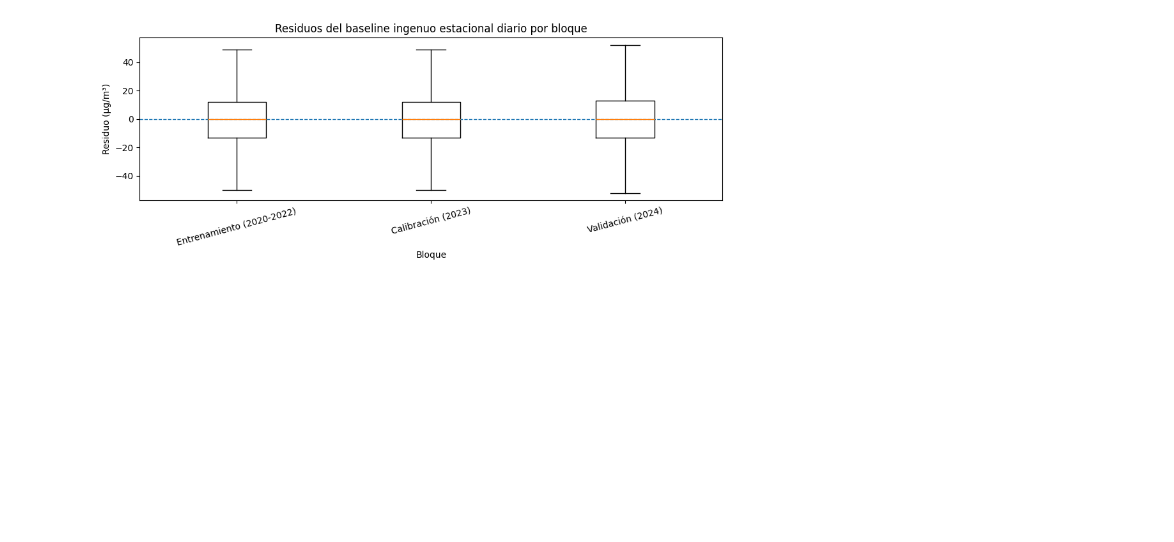
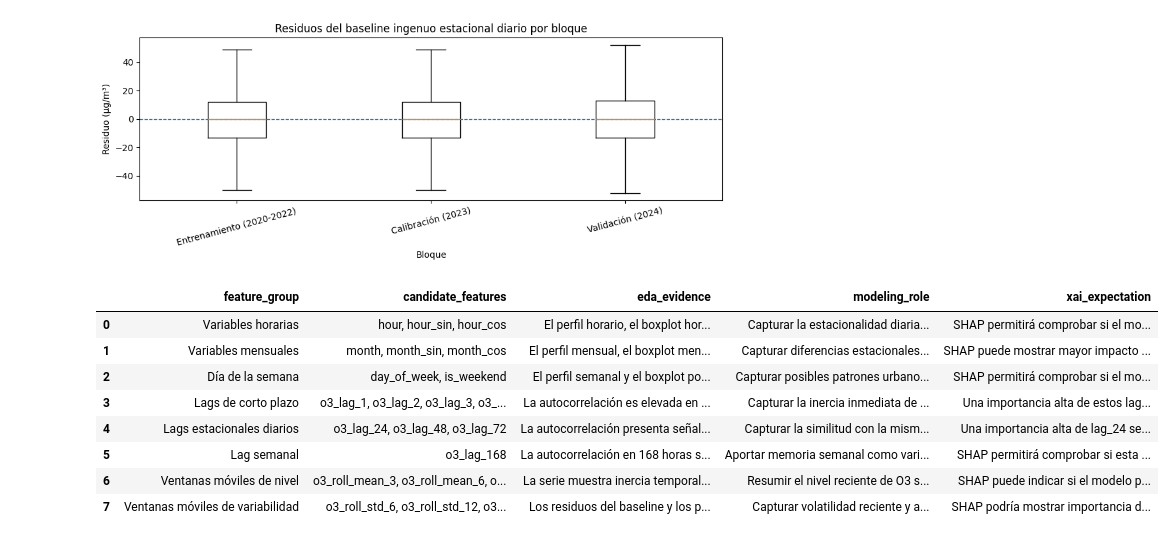
Before and after one commit to hipenation2142/trabajo, a Jupyter notebook: notebooks/01_eda_o3.ipynb, the cells around one changed output. Saved outputs shown, nothing was run; the diff lists cells and outputs as text; code cells hidden in the pictures; blank space fills up the shorter version.

```diff
--- a/notebooks/01_eda_o3.ipynb
+++ b/notebooks/01_eda_o3.ipynb
@@ -1724,3 +1724,86 @@ fig.savefig(
 plt.show()
 # %% [output]
 [figure]
+# %%
+# Esta tabla conecta los hallazgos de la EDA con las variables candidatas
+# que se construirán en la fase de ingeniería de características.
+# Su objetivo es justificar que las variables no se añaden de forma arbitraria,
+# sino como consecuencia de patrones observados en la serie.
+
+feature_rationale = pd.DataFrame(
+    [
+        {
+            "feature_group": "Variables horarias",
+            "candidate_features": "hour, hour_sin, hour_cos",
+            "eda_evidence": "El perfil horario, el boxplot horario y el heatmap mes-hora muestran un ciclo diario claro.",
+            "modeling_role": "Capturar la estacionalidad diaria de la concentración de O3.",
+            "xai_expectation": "SHAP permitirá comprobar si el modelo utiliza realmente la señal horaria.",
+        },
+        {
+            "feature_group": "Variables mensuales",
+            "candidate_features": "month, month_sin, month_cos",
+            "eda_evidence": "El perfil mensual, el boxplot mensual y los heatmaps mes-hora muestran estacionalidad anual.",
+            "modeling_role": "Capturar diferencias estacionales a lo largo del año.",
+            "xai_expectation": "SHAP puede mostrar mayor impacto de los meses con niveles altos o mayor variabilidad de O3.",
+        },
+        {
+            "feature_group": "Día de la semana",
+            "candidate_features": "day_of_week, is_weekend",
+            "eda_evidence": "El perfil semanal y el boxplot por día muestran diferencias entre laborables y fines de semana.",
+            "modeling_role": "Capturar posibles patrones urbanos semanales.",
+            "xai_expectation": "SHAP permitirá comprobar si el modelo aprovecha esta señal semanal.",
+        },
+        {
+            "feature_group": "Lags de corto plazo",
+            "candidate_features": "o3_lag_1, o3_lag_2, o3_lag_3, o3_lag_6, o3_lag_12",
+            "eda_evidence": "La autocorrelación es elevada en retardos cortos.",
+            "modeling_role": "Capturar la inercia inmediata de la serie de O3.",
+            "xai_expectation": "Una importancia alta de estos lags indicaría que el modelo usa memoria reciente.",
+        },
+        {
+            "feature_group": "Lags estacionales diarios",
+            "candidate_features": "o3_lag_24, o3_lag_48, o3_lag_72",
+            "eda_evidence": "La autocorrelación presenta señal relevante en retardos diarios y el baseline lag_24 es competitivo.",
+            "modeling_role": "Capturar la similitud con la misma hora de días anteriores.",
+            "xai_expectation": "Una importancia alta de lag_24 sería coherente con el modelo base ingenuo estacional.",
+        },
+        {
+            "feature_group": "Lag semanal",
+            "candidate_features": "o3_lag_168",
+            "eda_evidence": "La autocorrelación en 168 horas sugiere señal semanal, aunque el baseline semanal no supera al diario.",
+            "modeling_role": "Aportar memoria semanal como variable candidata.",
+            "xai_expectation": "SHAP permitirá comprobar si esta señal semanal aporta información adicional.",
+        },
+        {
+            "feature_group": "Ventanas móviles de nivel",
+            "candidate_features": "o3_roll_mean_3, o3_roll_mean_6, o3_roll_mean_12, o3_roll_mean_24",
+            "eda_evidence": "La serie muestra inercia temporal y autocorrelación de corto plazo.",
+            "modeling_role": "Resumir el nivel reciente de O3 sin depender de un único valor pasado.",
+            "xai_expectation": "SHAP puede indicar si el modelo prefiere información suavizada frente a lags individuales.",
+        },
+        {
+            "feature_group": "Ventanas móviles de variabilidad",
+            "candidate_features": "o3_roll_std_6, o3_roll_std_12, o3_roll_std_24",
+            "eda_evidence": "Los residuos del baseline y los perfiles por bloque muestran variabilidad no constante.",
+            "modeling_role": "Capturar volatilidad reciente y apoyar la estimación de incertidumbre.",
+            "xai_expectation": "SHAP podría mostrar importancia de estas variables en modelos cuantílicos o en periodos de mayor variabilidad.",
+        },
+    ]
+)
+
+display(feature_rationale)
+
+feature_rationale.to_csv(
+    TABLES_DIR / "eda_feature_rationale.csv",
+    index=False,
+)
+# %% [output]
+|  | feature_group | candidate_features | eda_evidence | modeling_role | xai_expectation |
+| 0 | Variables horarias | hour, hour_sin, hour_cos | El perfil horario, el boxplot hor... | Capturar la estacionalidad diaria... | SHAP permitirá comprobar si el mo... |
+| 1 | Variables mensuales | month, month_sin, month_cos | El perfil mensual, el boxplot men... | Capturar diferencias estacionales... | SHAP puede mostrar mayor impacto ... |
+| 2 | Día de la semana | day_of_week, is_weekend | El perfil semanal y el boxplot po... | Capturar posibles patrones urbano... | SHAP permitirá comprobar si el mo... |
+| 3 | Lags de corto plazo | o3_lag_1, o3_lag_2, o3_lag_3, o3_... | La autocorrelación es elevada en ... | Capturar la inercia inmediata de ... | Una importancia alta de estos lag... |
+| 4 | Lags estacionales diarios | o3_lag_24, o3_lag_48, o3_lag_72 | La autocorrelación presenta señal... | Capturar la similitud con la mism... | Una importancia alta de lag_24 se... |
+| 5 | Lag semanal | o3_lag_168 | La autocorrelación en 168 horas s... | Aportar memoria semanal como vari... | SHAP permitirá comprobar si esta ... |
+| 6 | Ventanas móviles de nivel | o3_roll_mean_3, o3_roll_mean_6, o... | La serie muestra inercia temporal... | Resumir el nivel reciente de O3 s... | SHAP puede indicar si el modelo p... |
+| 7 | Ventanas móviles de variabilidad | o3_roll_std_6, o3_roll_std_12, o3... | Los residuos del baseline y los p... | Capturar volatilidad reciente y a... | SHAP podría mostrar importancia d... |
```
Also changed, not shown: 1 other file.
